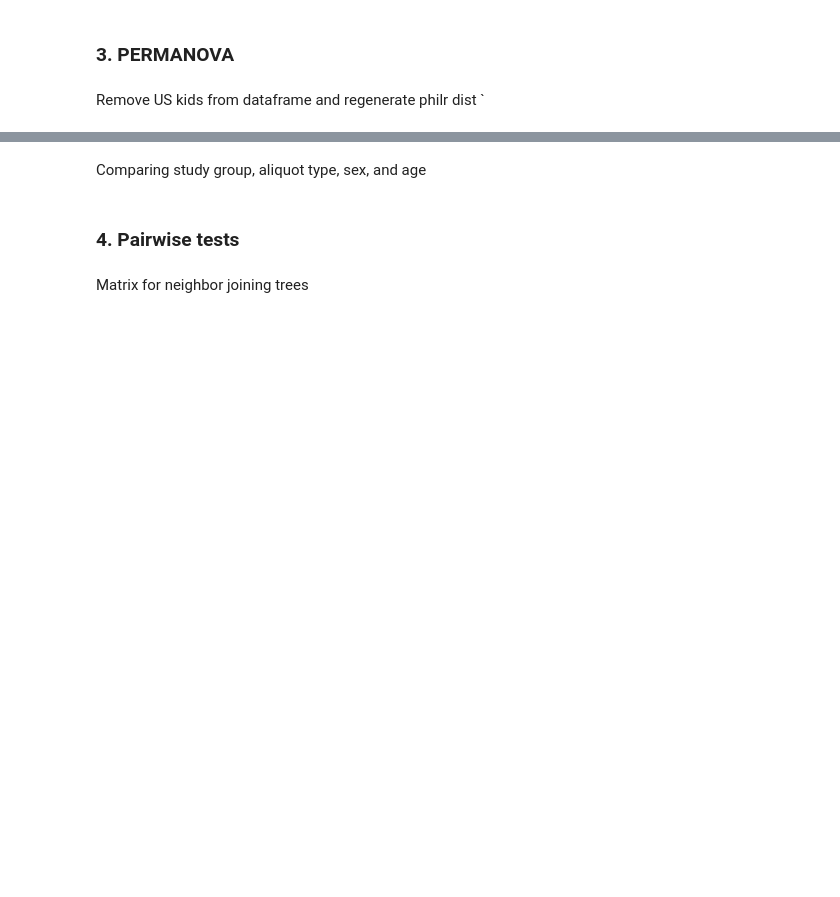
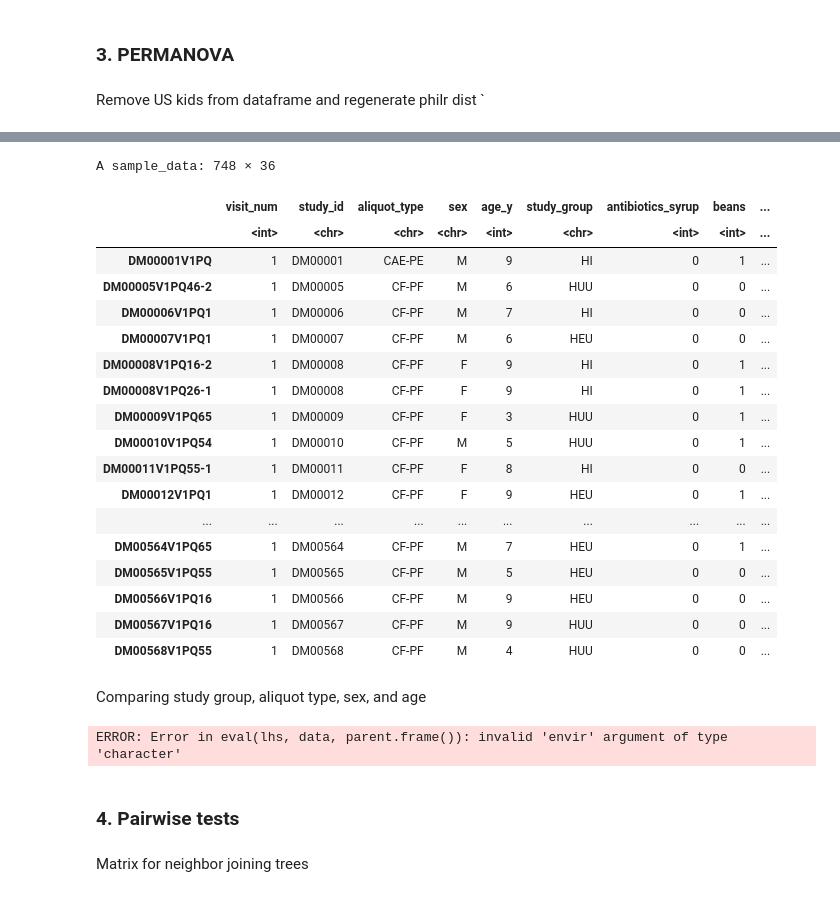
Before and after one commit to aemann01/domhain, a Jupyter notebook: 2022-HIV_oral_microbiome/02-diversity_analyses/diversity_analyses.ipynb, the cells around one changed output, grey strips where cells are left out. Cells and saved outputs as stored; diff of their text form; code cells hidden in the pictures; blank space fills up the shorter version.

```diff
--- a/2022-HIV_oral_microbiome/02-diversity_analyses/diversity_analyses.ipynb
+++ b/2022-HIV_oral_microbiome/02-diversity_analyses/diversity_analyses.ipynb
@@ -239,7 +388,32 @@ philr.dist.noUS <- dist(philr.t.noUS, method="euclidean")
+# %%
+metadata
+# %% [output]
+A sample_data: 748 × 36
+|  | visit_num | study_id | aliquot_type | sex | age_y | study_group | antibiotics_syrup | beans | ... |
+|  | <int> | <chr> | <chr> | <chr> | <int> | <chr> | <int> | <int> | ... |
+| DM00001V1PQ | 1 | DM00001 | CAE-PE | M | 9 | HI | 0 | 1 | ... |
+| DM00005V1PQ46-2 | 1 | DM00005 | CF-PF | M | 6 | HUU | 0 | 0 | ... |
+| DM00006V1PQ1 | 1 | DM00006 | CF-PF | M | 7 | HI | 0 | 0 | ... |
+| DM00007V1PQ1 | 1 | DM00007 | CF-PF | M | 6 | HEU | 0 | 0 | ... |
+| DM00008V1PQ16-2 | 1 | DM00008 | CF-PF | F | 9 | HI | 0 | 1 | ... |
+| DM00008V1PQ26-1 | 1 | DM00008 | CF-PF | F | 9 | HI | 0 | 1 | ... |
+| DM00009V1PQ65 | 1 | DM00009 | CF-PF | F | 3 | HUU | 0 | 1 | ... |
+| DM00010V1PQ54 | 1 | DM00010 | CF-PF | M | 5 | HUU | 0 | 1 | ... |
+| DM00011V1PQ55-1 | 1 | DM00011 | CF-PF | F | 8 | HI | 0 | 0 | ... |
+| DM00012V1PQ1 | 1 | DM00012 | CF-PF | F | 9 | HEU | 0 | 1 | ... |
+| ... | ... | ... | ... | ... | ... | ... | ... | ... | ... |
+| DM00564V1PQ65 | 1 | DM00564 | CF-PF | M | 7 | HEU | 0 | 1 | ... |
+| DM00565V1PQ55 | 1 | DM00565 | CF-PF | M | 5 | HEU | 0 | 0 | ... |
+| DM00566V1PQ16 | 1 | DM00566 | CF-PF | M | 9 | HEU | 0 | 0 | ... |
+| DM00567V1PQ16 | 1 | DM00567 | CF-PF | M | 9 | HUU | 0 | 0 | ... |
+| DM00568V1PQ55 | 1 | DM00568 | CF-PF | M | 4 | HUU | 0 | 0 | ... |
 # %% [markdown]
 Comparing study group, aliquot type, sex, and age
 # %%
-adonis(philr.dist.noUS ~ study_group * aliquot_type * sex * age_y, data=metadata)
+# adonis(philr.dist.noUS ~ study_group * aliquot_type * sex * age_y, data=metadata)
+adonis(philr.dist.noUS ~ study_group, data=(metadata))
+# %% [output]
+ERROR: Error in eval(lhs, data, parent.frame()): invalid 'envir' argument of type 'character'
 # %% [markdown]
 ### 4. Pairwise tests
 # %% [markdown]
```
Also changed, not shown: parts of 12 cells of this notebook.
